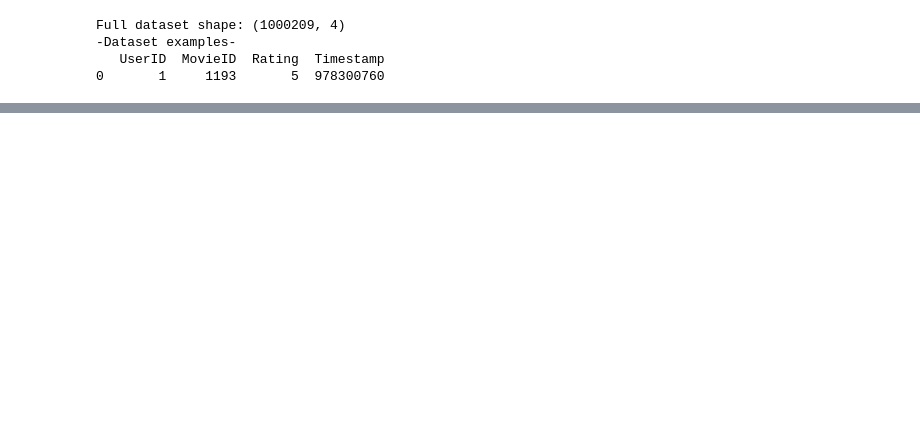
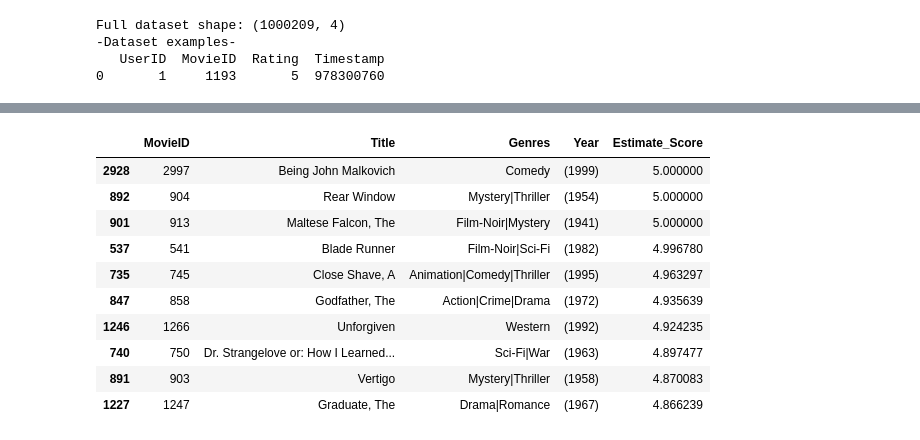
Before and after one commit to 10samarth/Movie-Recommendations, a Jupyter notebook: Notebook/Collaborative filtering.ipynb, the cells around one changed output, grey strips where cells are left out. Cells and saved outputs as stored; diff of their text form; code cells hidden in the pictures; blank space fills up the shorter version.

```diff
--- a/Notebook/Collaborative filtering.ipynb
+++ b/Notebook/Collaborative filtering.ipynb
@@ -436,0 +419,14 @@ print(user_2000.head(10))
+# %%
+prediction(69)
+# %% [output]
+|  | MovieID | Title | Genres | Year | Estimate_Score |
+| 2928 | 2997 | Being John Malkovich | Comedy | (1999) | 5.000000 |
+| 892 | 904 | Rear Window | Mystery|Thriller | (1954) | 5.000000 |
+| 901 | 913 | Maltese Falcon, The | Film-Noir|Mystery | (1941) | 5.000000 |
+| 537 | 541 | Blade Runner | Film-Noir|Sci-Fi | (1982) | 4.996780 |
+| 735 | 745 | Close Shave, A | Animation|Comedy|Thriller | (1995) | 4.963297 |
+| 847 | 858 | Godfather, The | Action|Crime|Drama | (1972) | 4.935639 |
+| 1246 | 1266 | Unforgiven | Western | (1992) | 4.924235 |
+| 740 | 750 | Dr. Strangelove or: How I Learned... | Sci-Fi|War | (1963) | 4.897477 |
+| 891 | 903 | Vertigo | Mystery|Thriller | (1958) | 4.870083 |
+| 1227 | 1247 | Graduate, The | Drama|Romance | (1967) | 4.866239 |
```
Also changed, not shown: parts of 22 cells of this notebook.
